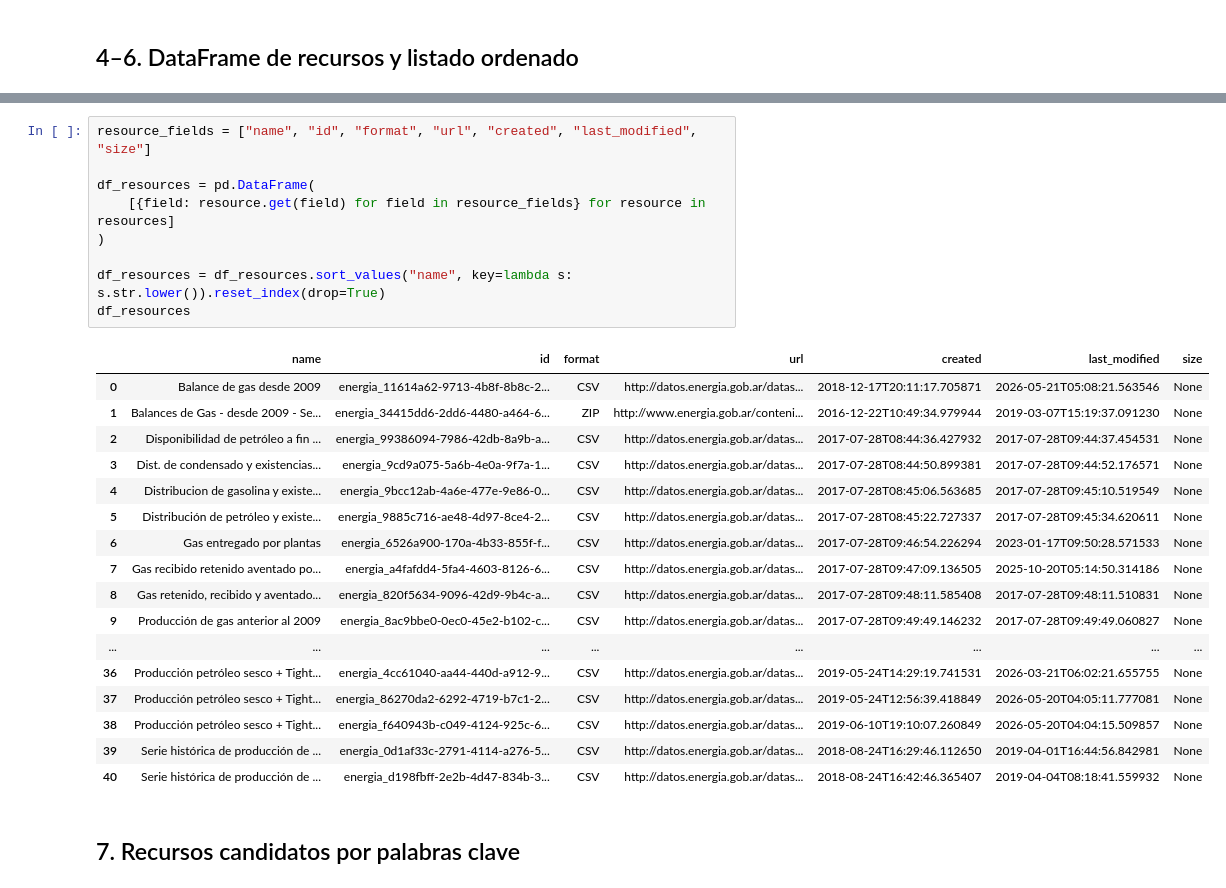
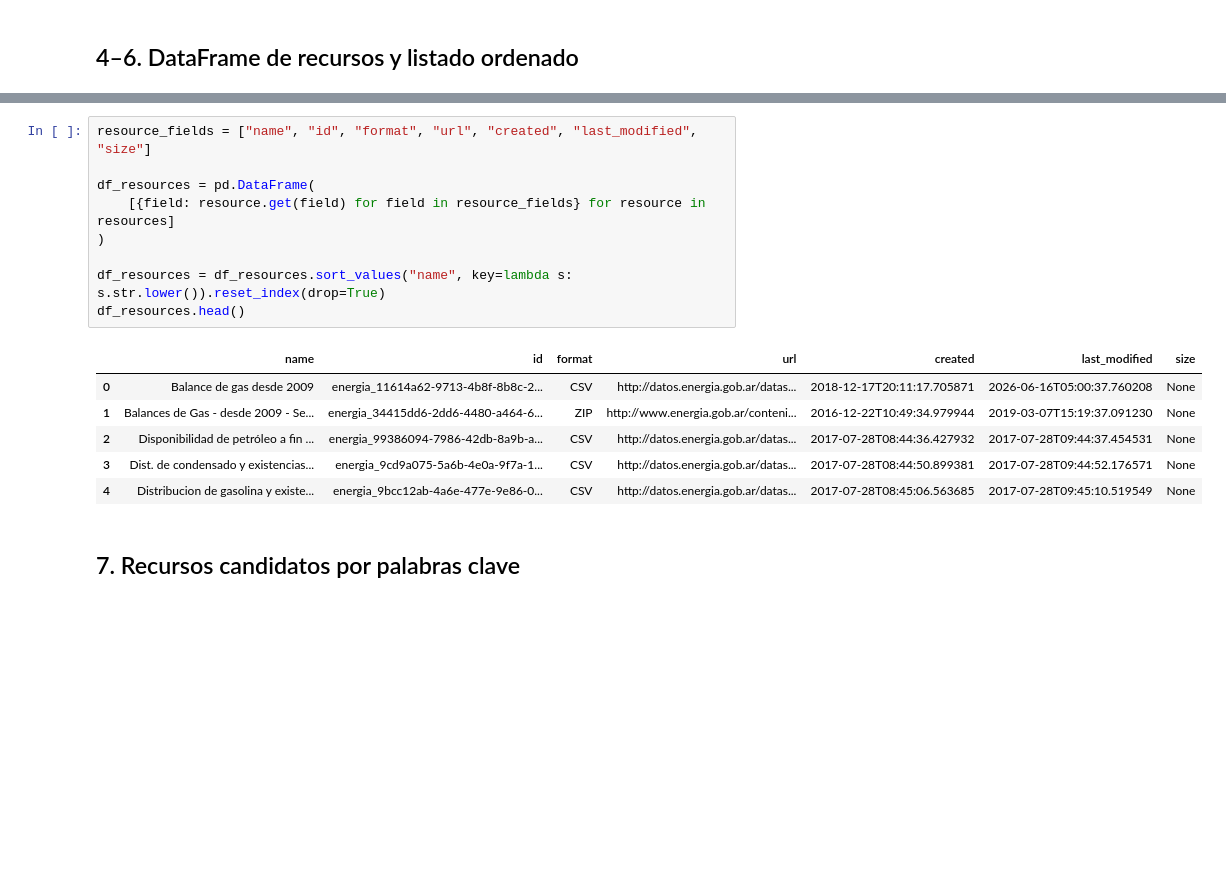
Before and after one commit to ppagano91/DashboardOilAndGasArgentina, a Jupyter notebook: exploration/notebooks/01_exploracion_sesco.ipynb, the cells around one changed output, grey strips where cells are left out. Drawn from its saved outputs; the diff is of its cells as text; blank space fills up the shorter version.

```diff
--- a/exploration/notebooks/01_exploracion_sesco.ipynb
+++ b/exploration/notebooks/01_exploracion_sesco.ipynb
@@ -74,30 +84,19 @@ Recursos: 41
 # %%
 resource_fields = ["name", "id", "format", "url", "created", "last_modified", "size"]
 
 df_resources = pd.DataFrame(
     [{field: resource.get(field) for field in resource_fields} for resource in resources]
 )
 
 df_resources = df_resources.sort_values("name", key=lambda s: s.str.lower()).reset_index(drop=True)
-df_resources
+df_resources.head()
 # %% [output]
 |  | name | id | format | url | created | last_modified | size |
-| 0 | Balance de gas desde 2009 | energia_11614a62-9713-4b8f-8b8c-2... | CSV | http://datos.energia.gob.ar/datas... | 2018-12-17T20:11:17.705871 | 2026-05-21T05:08:21.563546 | None |
+| 0 | Balance de gas desde 2009 | energia_11614a62-9713-4b8f-8b8c-2... | CSV | http://datos.energia.gob.ar/datas... | 2018-12-17T20:11:17.705871 | 2026-06-16T05:00:37.760208 | None |
 | 1 | Balances de Gas - desde 2009 - Se... | energia_34415dd6-2dd6-4480-a464-6... | ZIP | http://www.energia.gob.ar/conteni... | 2016-12-22T10:49:34.979944 | 2019-03-07T15:19:37.091230 | None |
 | 2 | Disponibilidad de petróleo a fin ... | energia_99386094-7986-42db-8a9b-a... | CSV | http://datos.energia.gob.ar/datas... | 2017-07-28T08:44:36.427932 | 2017-07-28T09:44:37.454531 | None |
 | 3 | Dist. de condensado y existencias... | energia_9cd9a075-5a6b-4e0a-9f7a-1... | CSV | http://datos.energia.gob.ar/datas... | 2017-07-28T08:44:50.899381 | 2017-07-28T09:44:52.176571 | None |
 | 4 | Distribucion de gasolina y existe... | energia_9bcc12ab-4a6e-477e-9e86-0... | CSV | http://datos.energia.gob.ar/datas... | 2017-07-28T08:45:06.563685 | 2017-07-28T09:45:10.519549 | None |
-| 5 | Distribución de petróleo y existe... | energia_9885c716-ae48-4d97-8ce4-2... | CSV | http://datos.energia.gob.ar/datas... | 2017-07-28T08:45:22.727337 | 2017-07-28T09:45:34.620611 | None |
-| 6 | Gas entregado por plantas | energia_6526a900-170a-4b33-855f-f... | CSV | http://datos.energia.gob.ar/datas... | 2017-07-28T09:46:54.226294 | 2023-01-17T09:50:28.571533 | None |
-| 7 | Gas recibido retenido aventado po... | energia_a4fafdd4-5fa4-4603-8126-6... | CSV | http://datos.energia.gob.ar/datas... | 2017-07-28T09:47:09.136505 | 2025-10-20T05:14:50.314186 | None |
-| 8 | Gas retenido, recibido y aventado... | energia_820f5634-9096-42d9-9b4c-a... | CSV | http://datos.energia.gob.ar/datas... | 2017-07-28T09:48:11.585408 | 2017-07-28T09:48:11.510831 | None |
-| 9 | Producción de gas anterior al 2009 | energia_8ac9bbe0-0ec0-45e2-b102-c... | CSV | http://datos.energia.gob.ar/datas... | 2017-07-28T09:49:49.146232 | 2017-07-28T09:49:49.060827 | None |
-| ... | ... | ... | ... | ... | ... | ... | ... |
-| 36 | Producción petróleo sesco + Tight... | energia_4cc61040-aa44-440d-a912-9... | CSV | http://datos.energia.gob.ar/datas... | 2019-05-24T14:29:19.741531 | 2026-03-21T06:02:21.655755 | None |
-| 37 | Producción petróleo sesco + Tight... | energia_86270da2-6292-4719-b7c1-2... | CSV | http://datos.energia.gob.ar/datas... | 2019-05-24T12:56:39.418849 | 2026-05-20T04:05:11.777081 | None |
-| 38 | Producción petróleo sesco + Tight... | energia_f640943b-c049-4124-925c-6... | CSV | http://datos.energia.gob.ar/datas... | 2019-06-10T19:10:07.260849 | 2026-05-20T04:04:15.509857 | None |
-| 39 | Serie histórica de producción de ... | energia_0d1af33c-2791-4114-a276-5... | CSV | http://datos.energia.gob.ar/datas... | 2018-08-24T16:29:46.112650 | 2019-04-01T16:44:56.842981 | None |
-| 40 | Serie histórica de producción de ... | energia_d198fbff-2e2b-4d47-834b-3... | CSV | http://datos.energia.gob.ar/datas... | 2018-08-24T16:42:46.365407 | 2019-04-04T08:18:41.559932 | None |
 # %% [markdown]
 ## 7. Recursos candidatos por palabras clave
 # %%
```
Also changed, not shown: parts of 2 cells of this notebook, 4 other files.
